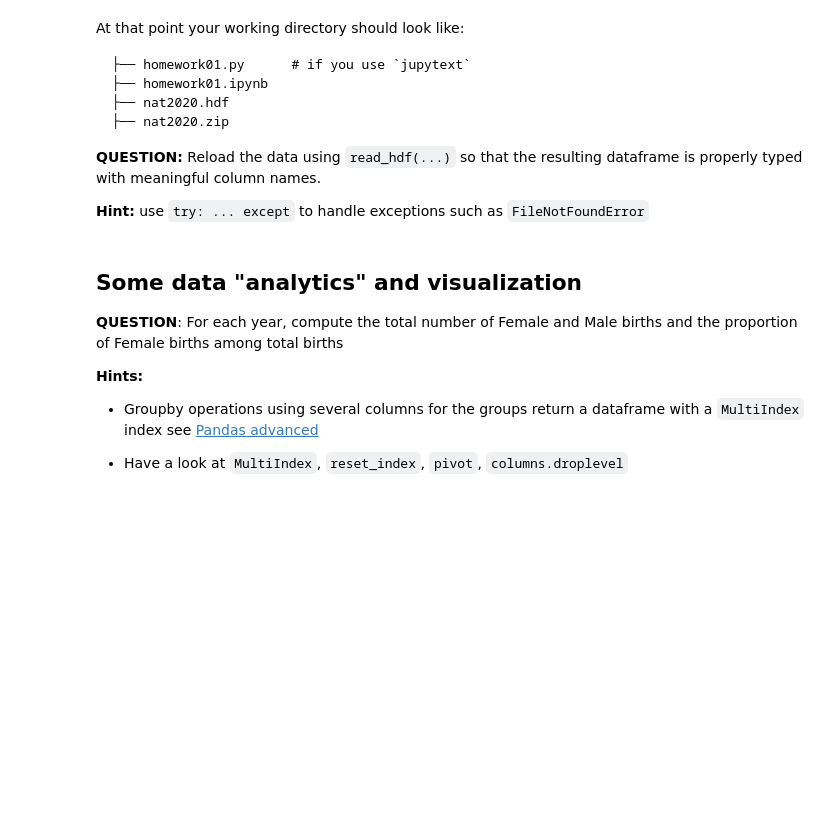
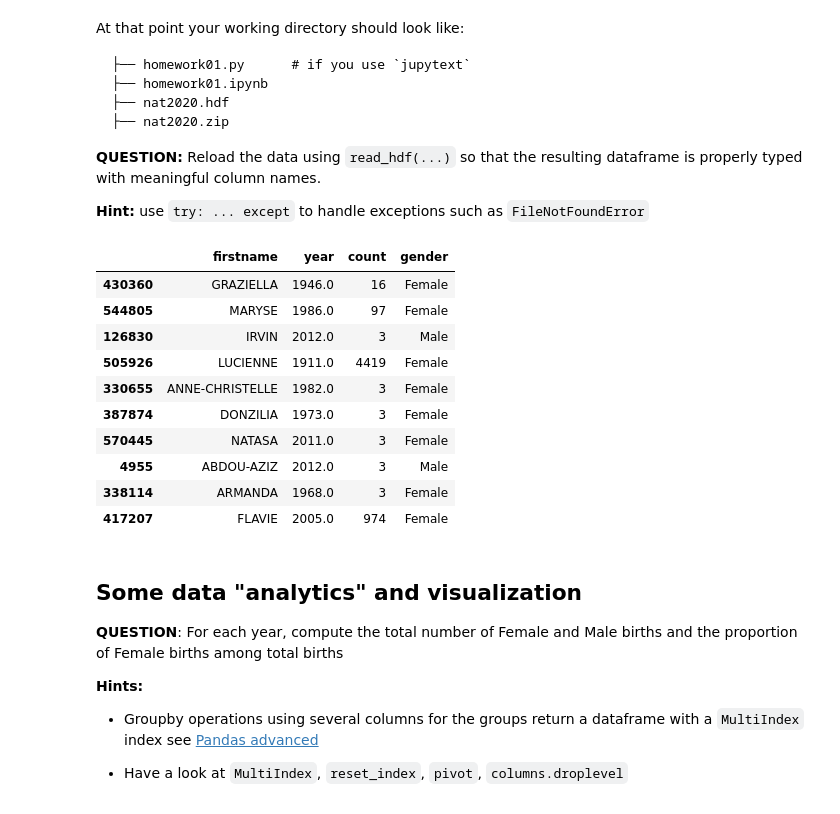
Before and after one commit to PetitPoissonL/Big-Data-Technologies, a Jupyter notebook: homework01.ipynb, the cells around one changed output. Cells and saved outputs as stored; diff of their text form; code cells hidden in the pictures; blank space fills up the shorter version.

```diff
--- a/homework01.ipynb
+++ b/homework01.ipynb
@@ -448,3 +486,23 @@ __Hint:__ use `try: ... except` to handle exceptions such as `FileNotFoundError`
+# %%
+# your code here
+try:
+    data_hdf = pd.read_hdf('nat2020.hdf')
+except IOError:
+    print('FileNotFoundError')
+# %%
+data_hdf.sample(10)
+# %% [output]
+|  | firstname | year | count | gender |
+| 430360 | GRAZIELLA | 1946.0 | 16 | Female |
+| 544805 | MARYSE | 1986.0 | 97 | Female |
+| 126830 | IRVIN | 2012.0 | 3 | Male |
+| 505926 | LUCIENNE | 1911.0 | 4419 | Female |
+| 330655 | ANNE-CHRISTELLE | 1982.0 | 3 | Female |
+| 387874 | DONZILIA | 1973.0 | 3 | Female |
+| 570445 | NATASA | 2011.0 | 3 | Female |
+| 4955 | ABDOU-AZIZ | 2012.0 | 3 | Male |
+| 338114 | ARMANDA | 1968.0 | 3 | Female |
+| 417207 | FLAVIE | 2005.0 | 974 | Female |
 # %% [markdown]
 ## Some data "analytics" and visualization
 
```
Also changed, not shown: parts of 16 cells of this notebook.
